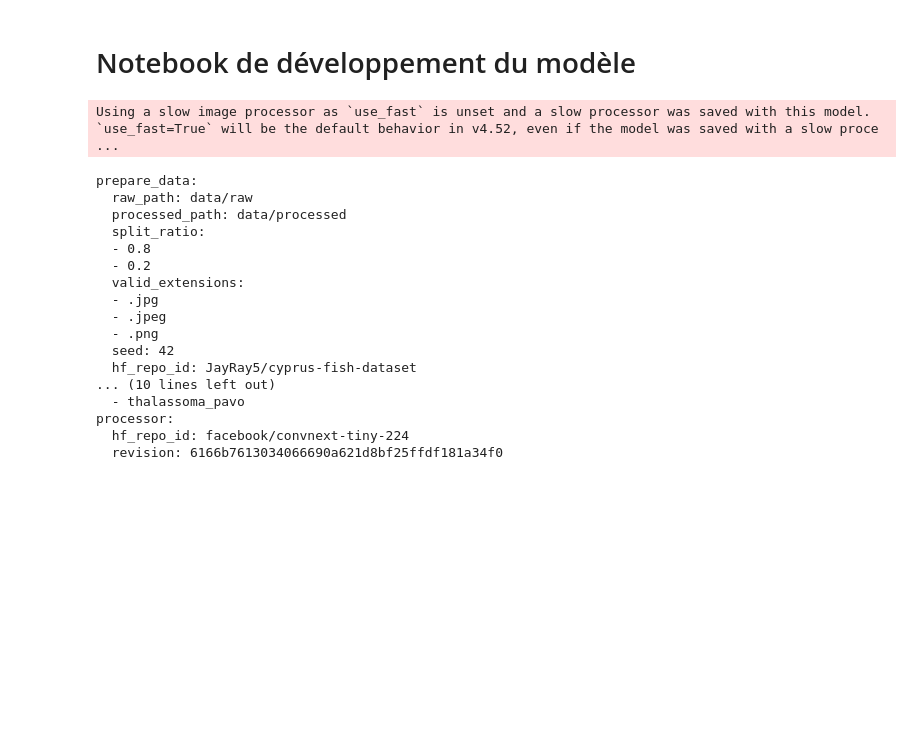
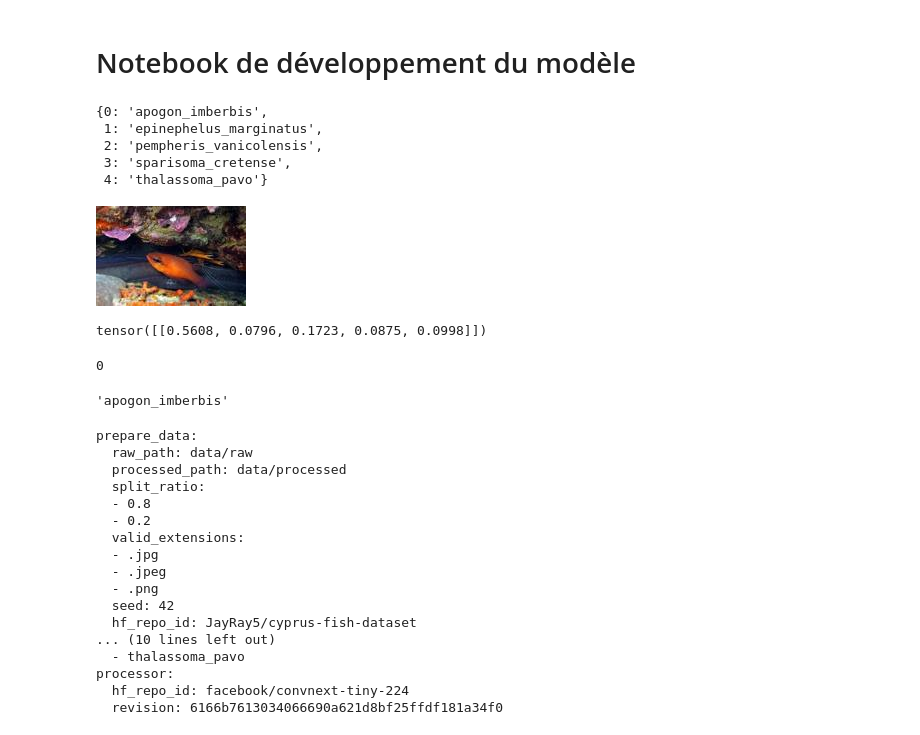
Before and after one commit to JayRay5/cyprus-fish-classifier, a Jupyter notebook: notebooks/notebook.ipynb, the cells around one changed output. Saved outputs shown, nothing was run; the diff lists cells and outputs as text; code cells hidden in the pictures; blank space fills up the shorter version.

```diff
--- a/notebooks/notebook.ipynb
+++ b/notebooks/notebook.ipynb
@@ -23,5 +26,14 @@ os.environ["HF_DATASETS_CACHE"] = "../.cache"
+# %%
+model.config.id2label
+# %% [output]
+{0: 'apogon_imberbis',
+ 1: 'epinephelus_marginatus',
+ 2: 'pempheris_vanicolensis',
+ 3: 'sparisoma_cretense',
+ 4: 'thalassoma_pavo'}
 # %%
 ds = load_dataset("JayRay5/cyprus-fish-dataset")
-processor = AutoImageProcessor.from_pretrained("facebook/convnext-tiny-224")
-# %% [output]
-Using a slow image processor as `use_fast` is unset and a slow processor was saved with this model. `use_fast=True` will be the default behavior in v4.52, even if the model was saved with a slow proce ...
+# %%
+ds['test'][0]['image']
+# %% [output]
+[figure, added]
@@ -28,3 +48,15 @@ Using a slow image processor as `use_fast` is unset and a slow processor was sav
+# %%
+probabilities
+# %% [output]
+tensor([[0.5608, 0.0796, 0.1723, 0.0875, 0.0998]])
+# %%
+torch.argmax(output_ids).item()
+# %% [output]
+0
+# %%
+model.config.id2label[torch.argmax(output_ids).item()]
+# %% [output]
+'apogon_imberbis'
 # %%
 with initialize(version_base=None, config_path="../configs"):
 
```
Also changed, not shown: parts of 4 cells of this notebook, 11 other files.
